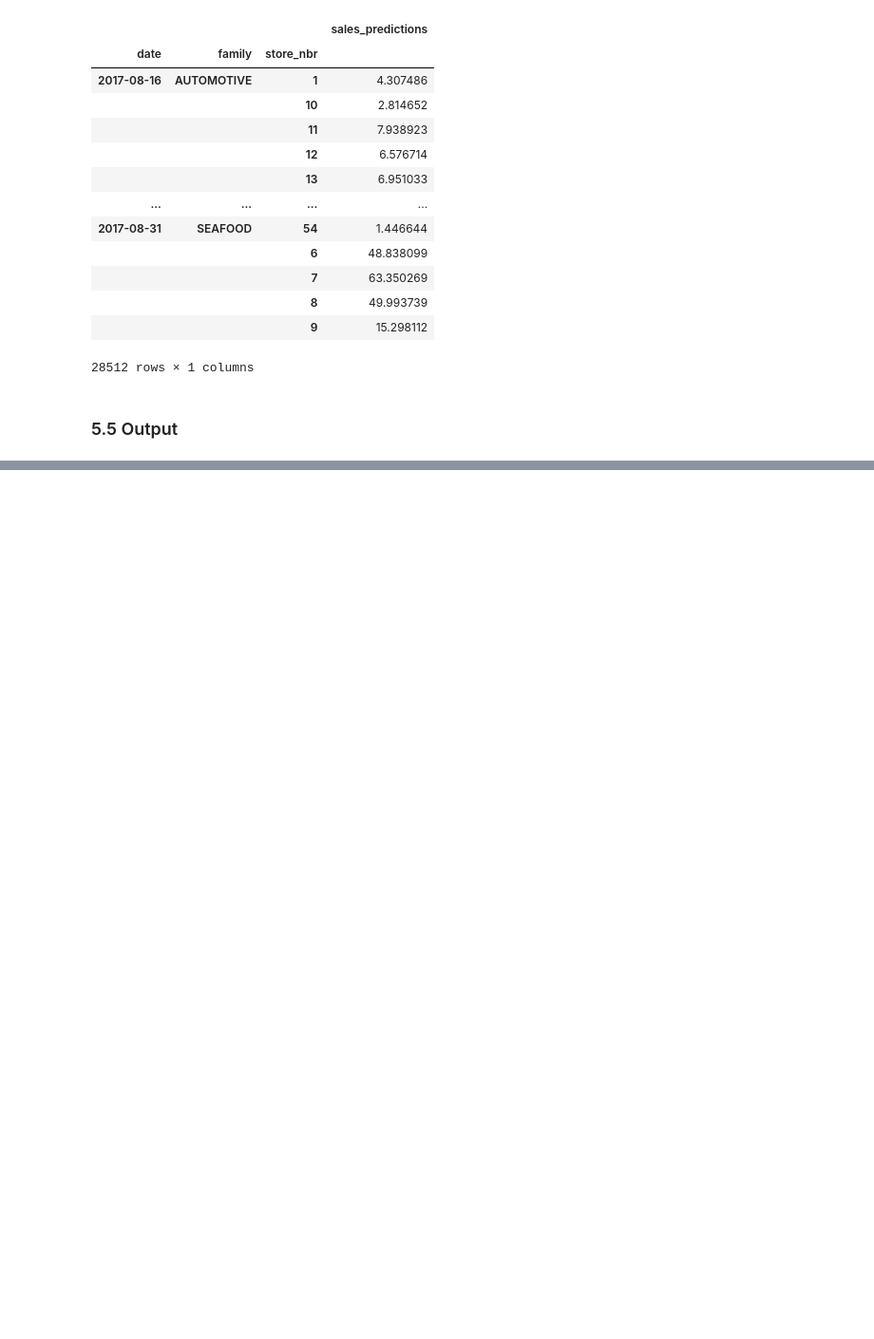
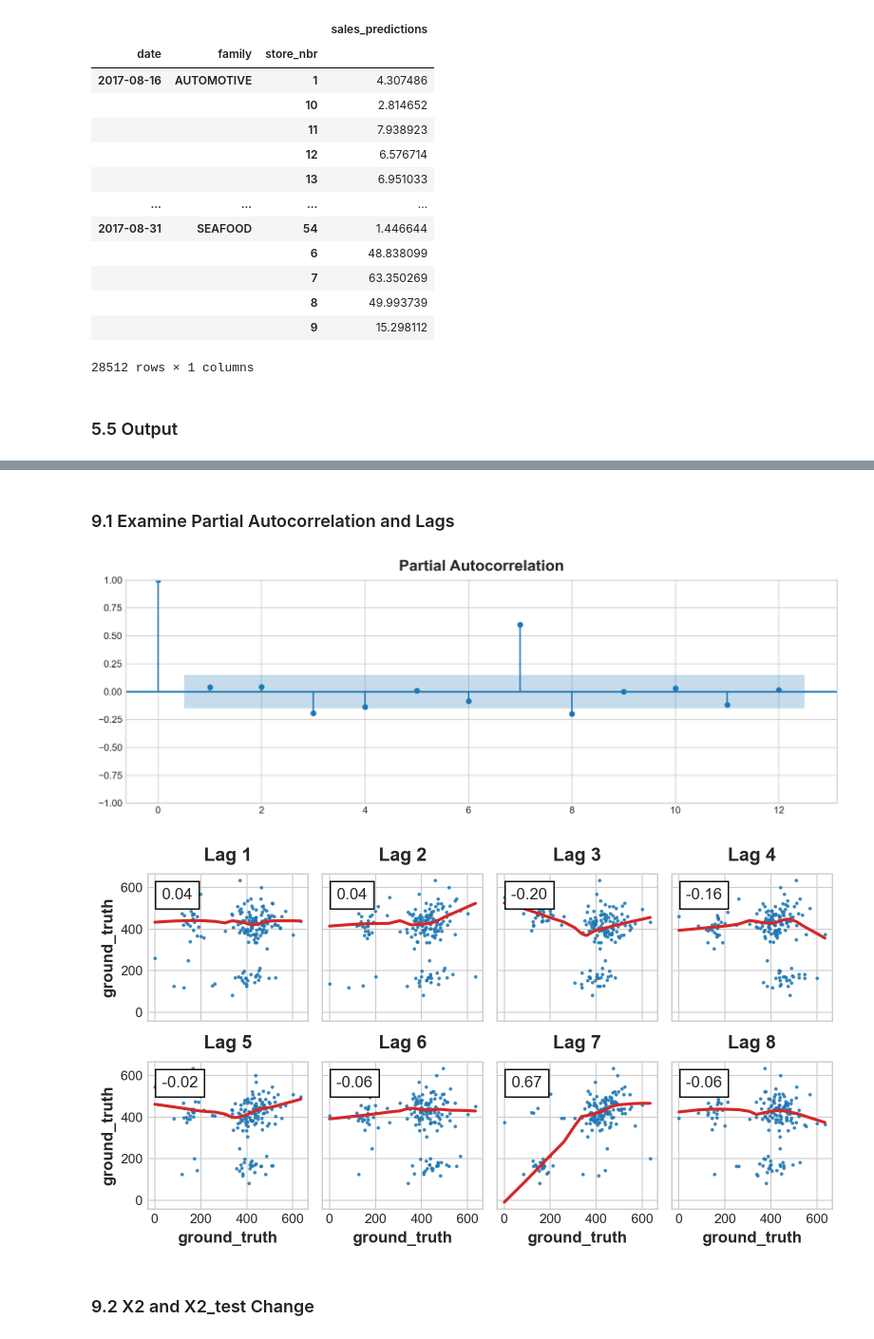
Before and after one commit to Xenoxort/Time-Series-Stores, a Jupyter notebook: Stores_Demo.ipynb, the cells around one changed output, grey strips where cells are left out. Shown at 95% size. Cells and saved outputs as stored; diff of their text form; code cells hidden in the pictures; blank space fills up the shorter version.

```diff
--- a/Stores_Demo.ipynb
+++ b/Stores_Demo.ipynb
@@ -141,6 +144,7 @@ y_true = (y_train.stack(['family', 'store_nbr'])
                  .reset_index(['family', 'store_nbr'], drop = True)
                  .rename(columns = {0:'ground_truth'})
                  .loc[START:END]
+                 .squeeze()
 
                  )
 y_train_stacked
@@ -261,17 +265,6 @@ y_trend_fit_true = (y_trend_fit
                .loc[START:END]
 
                )
-#y_true
-y_true = (y_trend_fit
-               .stack(['family', 'store_nbr'])
-               .to_frame()
-               .query("family == @FAMILY")
-               .rename(columns = {0:'sales'})
-               .groupby('date')['sales'].mean()
-               .to_frame()
-               .loc[START:END]
-
-               )
 # %%
 #Plot full period
 sales_averages = dtrain.groupby('date')['sales'].mean()
@@ -980,0 +1289,13 @@ output6.to_csv('sales_predictions6.csv')
+# %% [markdown]
+### 9.1 Examine Partial Autocorrelation and Lags
+# %%
+from statsmodels.graphics.tsaplots import plot_pacf
+from learntools.time_series.utils import lagplot
+from learntools.time_series.utils import plot_lags
+_ = plot_pacf(y_true, lags = 12)
+_ = plot_lags(y_true, lags = 8, nrows = 2)
+# %% [output]
+[figure, added]
+[figure, added]
+# %% [markdown]
+### 9.2 X2 and X2_test Change
```
Also changed, not shown: parts of 46 cells of this notebook, 4 other files.
